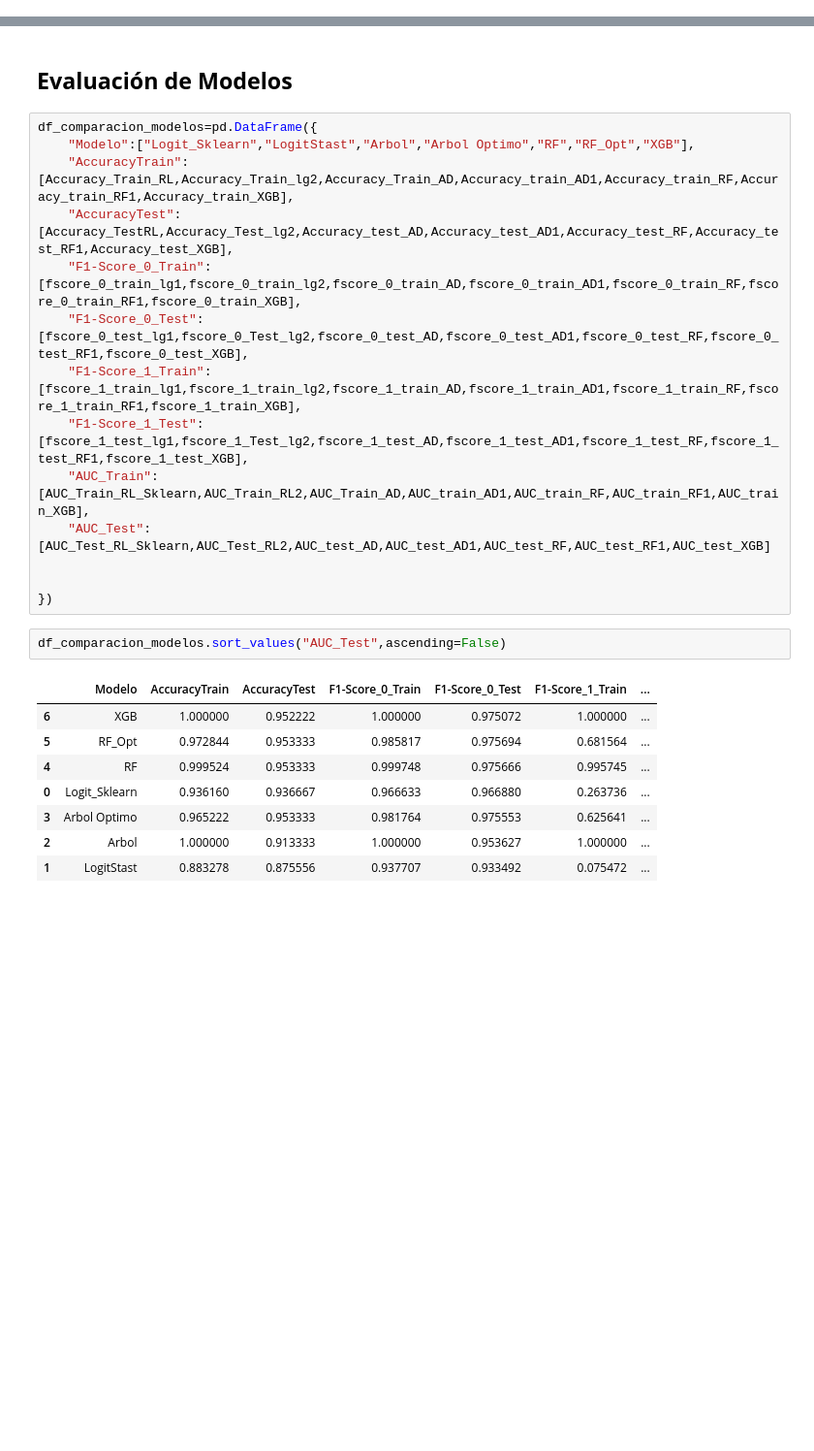
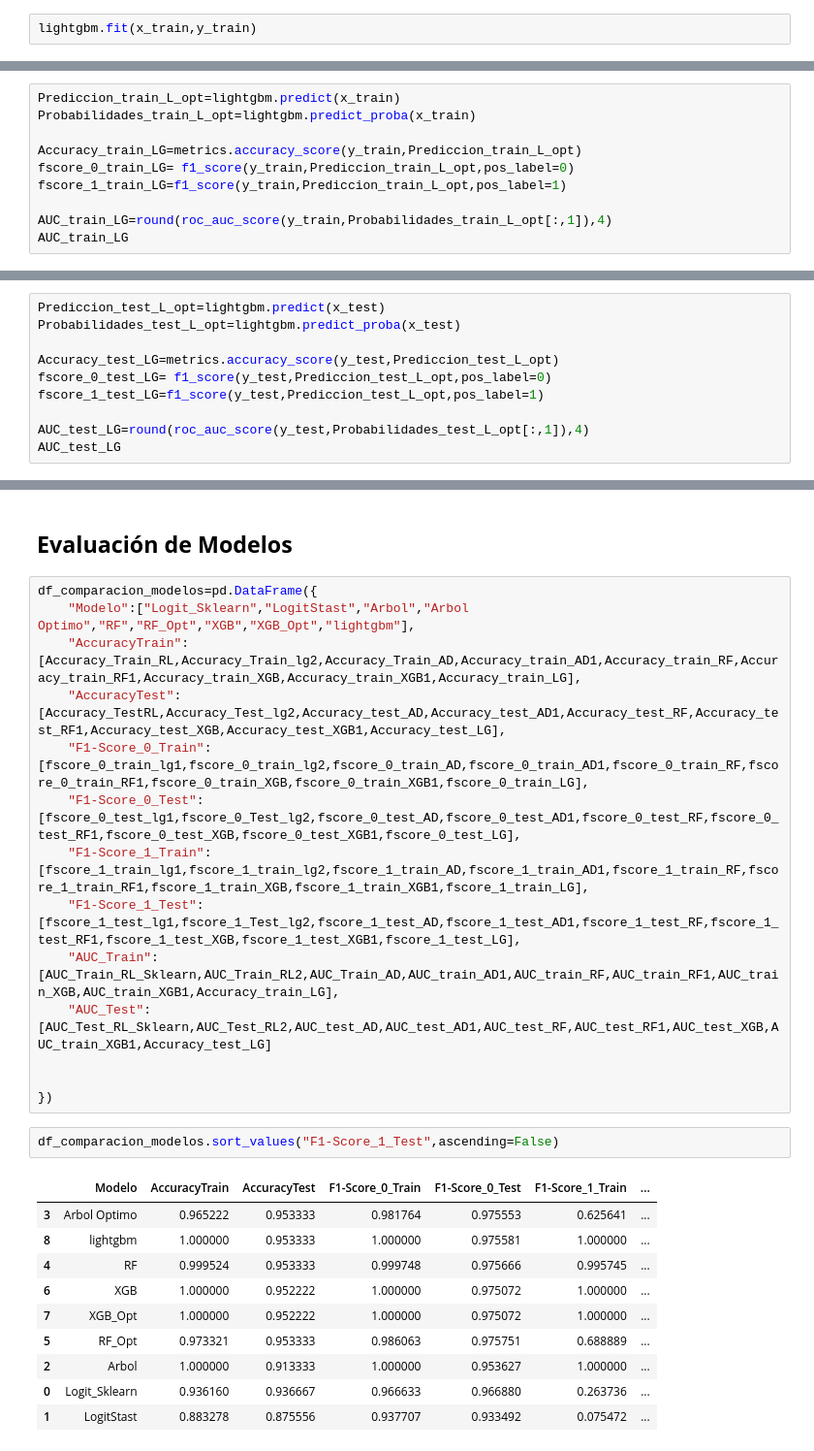
Before and after one commit to Oscar19922017/ProyectoPropensionCompra, a Jupyter notebook: Modelos.ipynb, the cells around one changed output, grey strips where cells are left out. Shown at 97% size. Cells and saved outputs as stored; diff of their text form; blank space fills up the shorter version.

```diff
--- a/Modelos.ipynb
+++ b/Modelos.ipynb
@@ -1496,0 +1737,2 @@ AUC_test_XGB
+# %%
+lightgbm.fit(x_train,y_train)
@@ -1496,0 +1764,10 @@ AUC_test_XGB
+# %%
+Prediccion_train_L_opt=lightgbm.predict(x_train)
+Probabilidades_train_L_opt=lightgbm.predict_proba(x_train)
+
+Accuracy_train_LG=metrics.accuracy_score(y_train,Prediccion_train_L_opt)
+fscore_0_train_LG= f1_score(y_train,Prediccion_train_L_opt,pos_label=0)
+fscore_1_train_LG=f1_score(y_train,Prediccion_train_L_opt,pos_label=1)
+
+AUC_train_LG=round(roc_auc_score(y_train,Probabilidades_train_L_opt[:,1]),4)
+AUC_train_LG
@@ -1496,0 +1776,10 @@ AUC_test_XGB
+# %%
+Prediccion_test_L_opt=lightgbm.predict(x_test)
+Probabilidades_test_L_opt=lightgbm.predict_proba(x_test)
+
+Accuracy_test_LG=metrics.accuracy_score(y_test,Prediccion_test_L_opt)
+fscore_0_test_LG= f1_score(y_test,Prediccion_test_L_opt,pos_label=0)
+fscore_1_test_LG=f1_score(y_test,Prediccion_test_L_opt,pos_label=1)
+
+AUC_test_LG=round(roc_auc_score(y_test,Probabilidades_test_L_opt[:,1]),4)
+AUC_test_LG
@@ -1498,26 +1789,28 @@ AUC_test_XGB
 ## **Evaluación de Modelos**
 # %%
 df_comparacion_modelos=pd.DataFrame({
-    "Modelo":["Logit_Sklearn","LogitStast","Arbol","Arbol Optimo","RF","RF_Opt","XGB"],
-    "AccuracyTrain":[Accuracy_Train_RL,Accuracy_Train_lg2,Accuracy_Train_AD,Accuracy_train_AD1,Accuracy_train_RF,Accuracy_train_RF1,Accuracy_train_XGB],
-    "AccuracyTest":[Accuracy_TestRL,Accuracy_Test_lg2,Accuracy_test_AD,Accuracy_test_AD1,Accuracy_test_RF,Accuracy_test_RF1,Accuracy_test_XGB],
-    "F1-Score_0_Train":[fscore_0_train_lg1,fscore_0_train_lg2,fscore_0_train_AD,fscore_0_train_AD1,fscore_0_train_RF,fscore_0_train_RF1,fscore_0_train_XGB],
-    "F1-Score_0_Test":[fscore_0_test_lg1,fscore_0_Test_lg2,fscore_0_test_AD,fscore_0_test_AD1,fscore_0_test_RF,fscore_0_test_RF1,fscore_0_test_XGB],
-    "F1-Score_1_Train":[fscore_1_train_lg1,fscore_1_train_lg2,fscore_1_train_AD,fscore_1_train_AD1,fscore_1_train_RF,fscore_1_train_RF1,fscore_1_train_XGB],
-    "F1-Score_1_Test":[fscore_1_test_lg1,fscore_1_Test_lg2,fscore_1_test_AD,fscore_1_test_AD1,fscore_1_test_RF,fscore_1_test_RF1,fscore_1_test_XGB],
-    "AUC_Train":[AUC_Train_RL_Sklearn,AUC_Train_RL2,AUC_Train_AD,AUC_train_AD1,AUC_train_RF,AUC_train_RF1,AUC_train_XGB],
-    "AUC_Test":[AUC_Test_RL_Sklearn,AUC_Test_RL2,AUC_test_AD,AUC_test_AD1,AUC_test_RF,AUC_test_RF1,AUC_test_XGB]
+    "Modelo":["Logit_Sklearn","LogitStast","Arbol","Arbol Optimo","RF","RF_Opt","XGB","XGB_Opt","lightgbm"],
+    "AccuracyTrain":[Accuracy_Train_RL,Accuracy_Train_lg2,Accuracy_Train_AD,Accuracy_train_AD1,Accuracy_train_RF,Accuracy_train_RF1,Accuracy_train_XGB,Accuracy_train_XGB1,Accuracy_train_LG],
+    "AccuracyTest":[Accuracy_TestRL,Accuracy_Test_lg2,Accuracy_test_AD,Accuracy_test_AD1,Accuracy_test_RF,Accuracy_test_RF1,Accuracy_test_XGB,Accuracy_test_XGB1,Accuracy_test_LG],
+    "F1-Score_0_Train":[fscore_0_train_lg1,fscore_0_train_lg2,fscore_0_train_AD,fscore_0_train_AD1,fscore_0_train_RF,fscore_0_train_RF1,fscore_0_train_XGB,fscore_0_train_XGB1,fscore_0_train_LG],
+    "F1-Score_0_Test":[fscore_0_test_lg1,fscore_0_Test_lg2,fscore_0_test_AD,fscore_0_test_AD1,fscore_0_test_RF,fscore_0_test_RF1,fscore_0_test_XGB,fscore_0_test_XGB1,fscore_0_test_LG],
+    "F1-Score_1_Train":[fscore_1_train_lg1,fscore_1_train_lg2,fscore_1_train_AD,fscore_1_train_AD1,fscore_1_train_RF,fscore_1_train_RF1,fscore_1_train_XGB,fscore_1_train_XGB1,fscore_1_train_LG],
+    "F1-Score_1_Test":[fscore_1_test_lg1,fscore_1_Test_lg2,fscore_1_test_AD,fscore_1_test_AD1,fscore_1_test_RF,fscore_1_test_RF1,fscore_1_test_XGB,fscore_1_test_XGB1,fscore_1_test_LG],
+    "AUC_Train":[AUC_Train_RL_Sklearn,AUC_Train_RL2,AUC_Train_AD,AUC_train_AD1,AUC_train_RF,AUC_train_RF1,AUC_train_XGB,AUC_train_XGB1,Accuracy_train_LG],
+    "AUC_Test":[AUC_Test_RL_Sklearn,AUC_Test_RL2,AUC_test_AD,AUC_test_AD1,AUC_test_RF,AUC_test_RF1,AUC_test_XGB,AUC_train_XGB1,Accuracy_test_LG]
 
 
 })
 # %%
-df_comparacion_modelos.sort_values("AUC_Test",ascending=False)
+df_comparacion_modelos.sort_values("F1-Score_1_Test",ascending=False)
 # %% [output]
 |  | Modelo | AccuracyTrain | AccuracyTest | F1-Score_0_Train | F1-Score_0_Test | F1-Score_1_Train | ... |
+| 3 | Arbol Optimo | 0.965222 | 0.953333 | 0.981764 | 0.975553 | 0.625641 | ... |
+| 8 | lightgbm | 1.000000 | 0.953333 | 1.000000 | 0.975581 | 1.000000 | ... |
+| 4 | RF | 0.999524 | 0.953333 | 0.999748 | 0.975666 | 0.995745 | ... |
 | 6 | XGB | 1.000000 | 0.952222 | 1.000000 | 0.975072 | 1.000000 | ... |
-| 5 | RF_Opt | 0.972844 | 0.953333 | 0.985817 | 0.975694 | 0.681564 | ... |
-| 4 | RF | 0.999524 | 0.953333 | 0.999748 | 0.975666 | 0.995745 | ... |
+| 7 | XGB_Opt | 1.000000 | 0.952222 | 1.000000 | 0.975072 | 1.000000 | ... |
+| 5 | RF_Opt | 0.973321 | 0.953333 | 0.986063 | 0.975751 | 0.688889 | ... |
+| 2 | Arbol | 1.000000 | 0.913333 | 1.000000 | 0.953627 | 1.000000 | ... |
 | 0 | Logit_Sklearn | 0.936160 | 0.936667 | 0.966633 | 0.966880 | 0.263736 | ... |
-| 3 | Arbol Optimo | 0.965222 | 0.953333 | 0.981764 | 0.975553 | 0.625641 | ... |
-| 2 | Arbol | 1.000000 | 0.913333 | 1.000000 | 0.953627 | 1.000000 | ... |
 | 1 | LogitStast | 0.883278 | 0.875556 | 0.937707 | 0.933492 | 0.075472 | ... |
```
Also changed, not shown: parts of 56 cells of this notebook.
